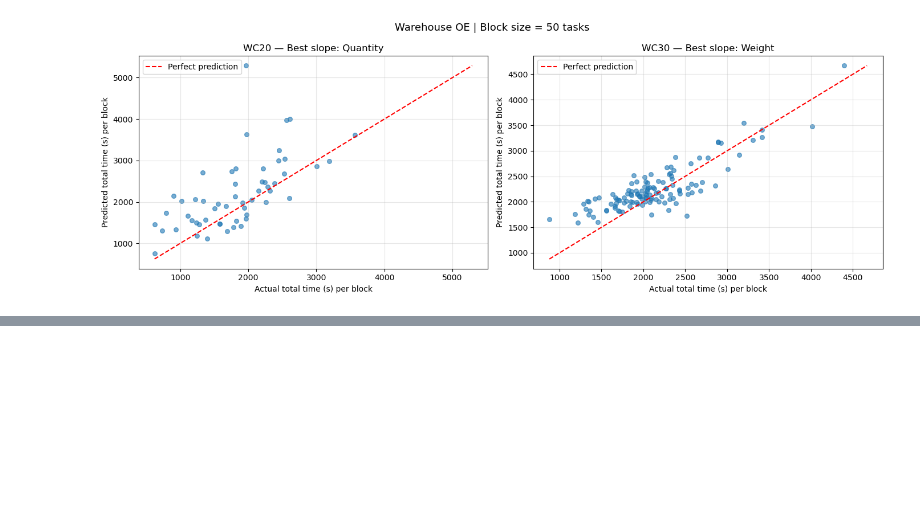
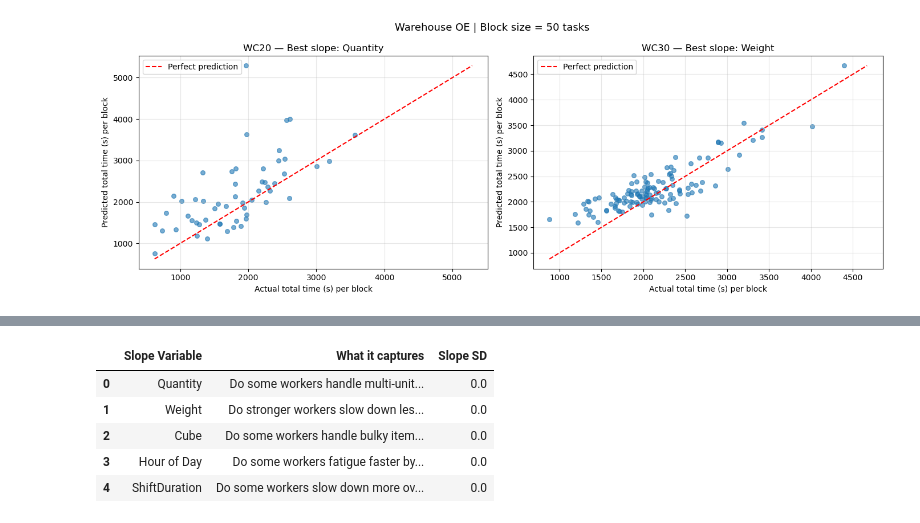
Before and after one commit to JiashenWangg/Lucas_Systems_Capstone_Project, a Jupyter notebook: Model_Betsy_Conan/random_effects/random_slopes_chunk_level.ipynb, the cells around one changed output, grey strips where cells are left out. Drawn from its saved outputs; the diff is of its cells as text; code cells hidden in the pictures; blank space fills up the shorter version.

```diff
--- a/Model_Betsy_Conan/random_effects/random_slopes_chunk_level.ipynb
+++ b/Model_Betsy_Conan/random_effects/random_slopes_chunk_level.ipynb
@@ -516 +622,31 @@ Index(['ActivityCode', 'UserID', 'WorkCode', 'AssignmentID', 'ProductID', 'Quant
       dtype='object')
+# %%
+import pandas as pd
+pd.set_option("display.max_colwidth", None)
+
+slope_summary = pd.DataFrame({
+    "Slope Variable": [
+        "Quantity",
+        "Weight",
+        "Cube",
+        "Hour of Day",
+        "ShiftDuration"
+    ],
+    "What it captures": [
+        "Do some workers handle multi-unit picks better?",
+        "Do stronger workers slow down less on heavy items?",
+        "Do some workers handle bulky items differently?",
+        "Do some workers fatigue faster by clock time?",
+        "Do some workers slow down more over their shift?"
+    ],
+    "Slope SD": [0.000, 0.000, 0.000, 0.000, 0.000]
+})
+
+display(slope_summary)
+# %% [output]
+|  | Slope Variable | What it captures | Slope SD |
+| 0 | Quantity | Do some workers handle multi-unit... | 0.0 |
+| 1 | Weight | Do stronger workers slow down les... | 0.0 |
+| 2 | Cube | Do some workers handle bulky item... | 0.0 |
+| 3 | Hour of Day | Do some workers fatigue faster by... | 0.0 |
+| 4 | ShiftDuration | Do some workers slow down more ov... | 0.0 |
```
Also changed, not shown: parts of 5 cells of this notebook, 8 other files.
